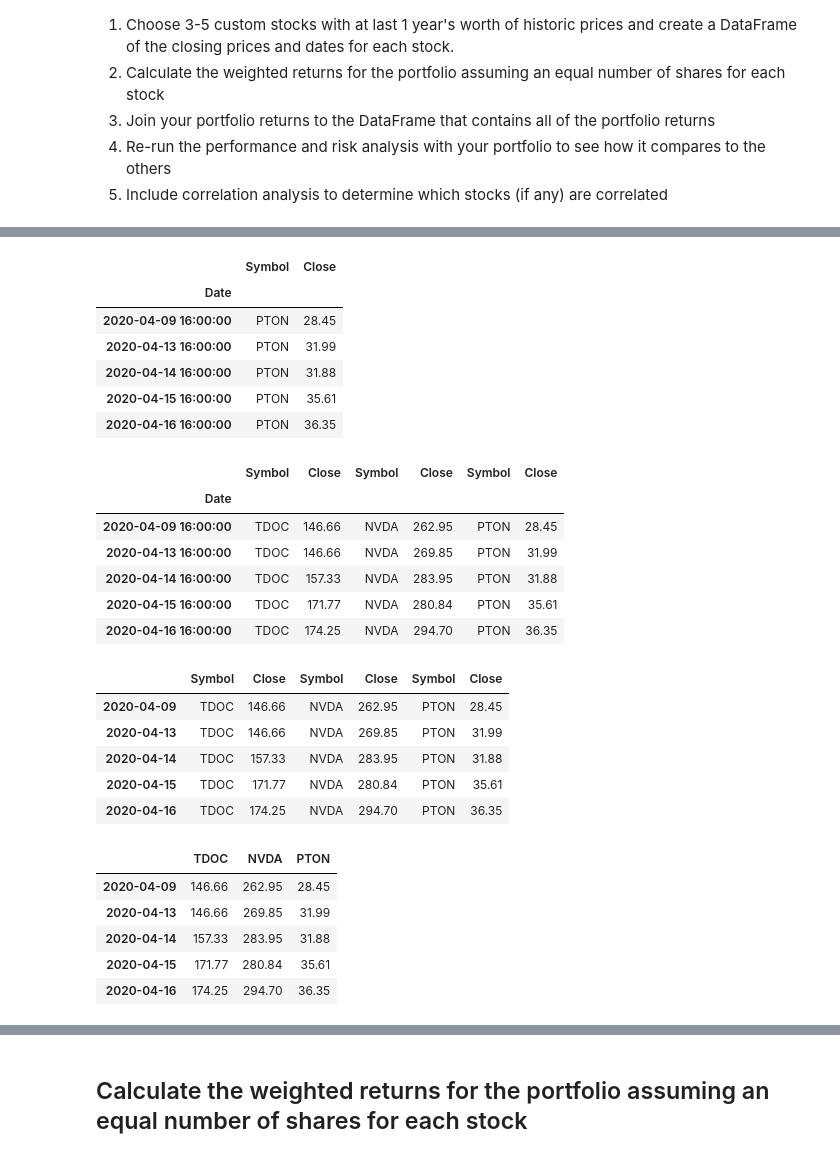
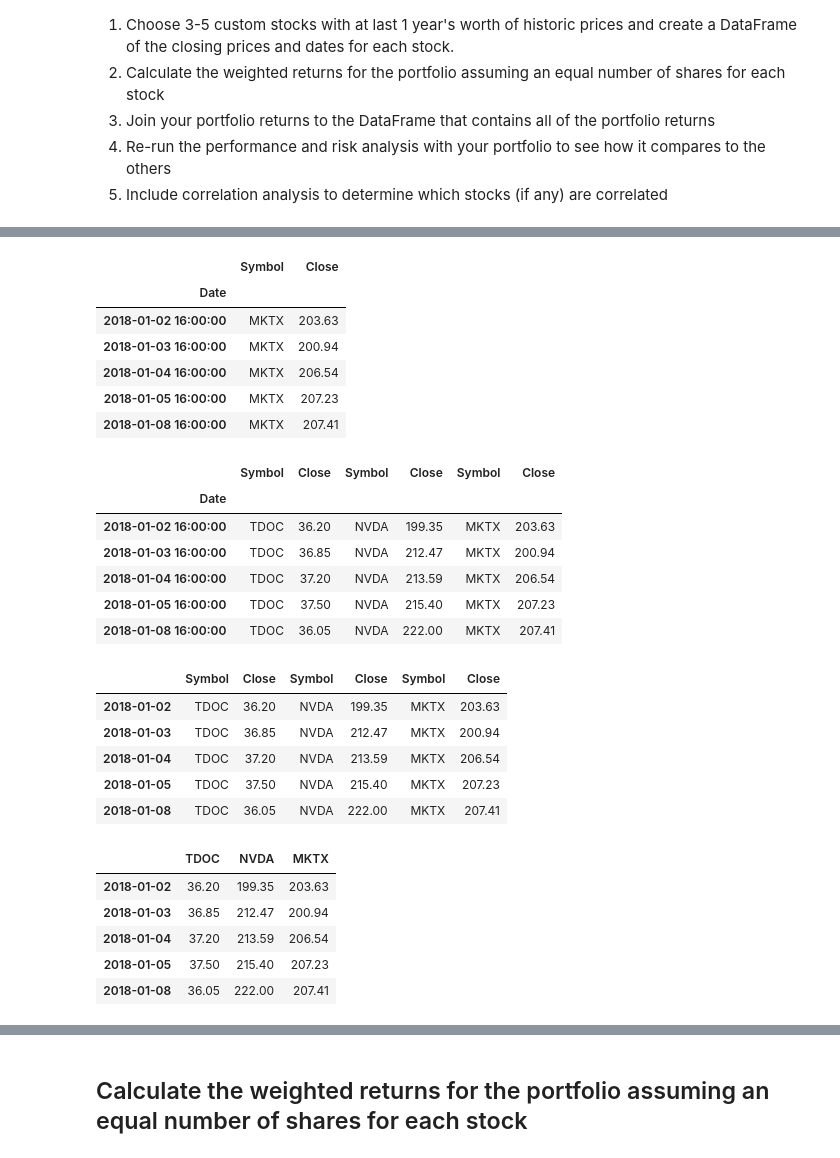
Before and after one commit to ankurgoel77/hw4-whale, a Jupyter notebook: whale_analysis.ipynb, the cells around one changed output, grey strips where cells are left out. Saved outputs shown, nothing was run; the diff lists cells and outputs as text; code cells hidden in the pictures.

```diff
--- a/whale_analysis.ipynb
+++ b/whale_analysis.ipynb
@@ -437,53 +437,53 @@ nvda_returns.head()
 # %%
 # Reading data from 3rd stock
-pton_path = Path("Resources/PTON_historical.csv")
-pton_returns = pd.read_csv(pton_path, index_col="Date", infer_datetime_format=True, parse_dates=True)
-pton_returns.sort_index(ascending=True, inplace=True)
-pton_returns.head()
+mktx_path = Path("Resources/MKTX_historical.csv")
+mktx_returns = pd.read_csv(mktx_path, index_col="Date", infer_datetime_format=True, parse_dates=True)
+mktx_returns.sort_index(ascending=True, inplace=True)
+mktx_returns.head()
 # %% [output]
 |  | Symbol | Close |
 | Date |  |  |
-| 2020-04-09 16:00:00 | PTON | 28.45 |
-| 2020-04-13 16:00:00 | PTON | 31.99 |
-| 2020-04-14 16:00:00 | PTON | 31.88 |
-| 2020-04-15 16:00:00 | PTON | 35.61 |
-| 2020-04-16 16:00:00 | PTON | 36.35 |
+| 2018-01-02 16:00:00 | MKTX | 203.63 |
+| 2018-01-03 16:00:00 | MKTX | 200.94 |
+| 2018-01-04 16:00:00 | MKTX | 206.54 |
+| 2018-01-05 16:00:00 | MKTX | 207.23 |
+| 2018-01-08 16:00:00 | MKTX | 207.41 |
 # %%
 # Combine all stocks in a single DataFrame
-custom_combined_daily = pd.concat([tdoc_returns,nvda_returns,pton_returns], axis="columns", join="inner")
+custom_combined_daily = pd.concat([tdoc_returns,nvda_returns,mktx_returns], axis="columns", join="inner")
 custom_combined_daily.head()
 # %% [output]
 |  | Symbol | Close | Symbol | Close | Symbol | Close |
 | Date |  |  |  |  |  |  |
-| 2020-04-09 16:00:00 | TDOC | 146.66 | NVDA | 262.95 | PTON | 28.45 |
-| 2020-04-13 16:00:00 | TDOC | 146.66 | NVDA | 269.85 | PTON | 31.99 |
-| 2020-04-14 16:00:00 | TDOC | 157.33 | NVDA | 283.95 | PTON | 31.88 |
-| 2020-04-15 16:00:00 | TDOC | 171.77 | NVDA | 280.84 | PTON | 35.61 |
-| 2020-04-16 16:00:00 | TDOC | 174.25 | NVDA | 294.70 | PTON | 36.35 |
+| 2018-01-02 16:00:00 | TDOC | 36.20 | NVDA | 199.35 | MKTX | 203.63 |
+| 2018-01-03 16:00:00 | TDOC | 36.85 | NVDA | 212.47 | MKTX | 200.94 |
+| 2018-01-04 16:00:00 | TDOC | 37.20 | NVDA | 213.59 | MKTX | 206.54 |
+| 2018-01-05 16:00:00 | TDOC | 37.50 | NVDA | 215.40 | MKTX | 207.23 |
+| 2018-01-08 16:00:00 | TDOC | 36.05 | NVDA | 222.00 | MKTX | 207.41 |
 # %%
 # Reset Date index
 custom_combined_daily.index = custom_combined_daily.index.date
 custom_combined_daily.head()
 # %% [output]
 |  | Symbol | Close | Symbol | Close | Symbol | Close |
-| 2020-04-09 | TDOC | 146.66 | NVDA | 262.95 | PTON | 28.45 |
-| 2020-04-13 | TDOC | 146.66 | NVDA | 269.85 | PTON | 31.99 |
-| 2020-04-14 | TDOC | 157.33 | NVDA | 283.95 | PTON | 31.88 |
-| 2020-04-15 | TDOC | 171.77 | NVDA | 280.84 | PTON | 35.61 |
-| 2020-04-16 | TDOC | 174.25 | NVDA | 294.70 | PTON | 36.35 |
+| 2018-01-02 | TDOC | 36.20 | NVDA | 199.35 | MKTX | 203.63 |
+| 2018-01-03 | TDOC | 36.85 | NVDA | 212.47 | MKTX | 200.94 |
+| 2018-01-04 | TDOC | 37.20 | NVDA | 213.59 | MKTX | 206.54 |
+| 2018-01-05 | TDOC | 37.50 | NVDA | 215.40 | MKTX | 207.23 |
+| 2018-01-08 | TDOC | 36.05 | NVDA | 222.00 | MKTX | 207.41 |
 # %%
 # Reorganize portfolio data by having a column per symbol
-tickers = ["TDOC","NVDA","PTON"]
+tickers = ["TDOC","NVDA","MKTX"]
 custom_combined_daily.drop(columns=["Symbol"],inplace=True)
 custom_combined_daily.columns = tickers
 custom_combined_daily.head()
 # %% [output]
-|  | TDOC | NVDA | PTON |
-| 2020-04-09 | 146.66 | 262.95 | 28.45 |
-| 2020-04-13 | 146.66 | 269.85 | 31.99 |
-| 2020-04-14 | 157.33 | 283.95 | 31.88 |
-| 2020-04-15 | 171.77 | 280.84 | 35.61 |
-| 2020-04-16 | 174.25 | 294.70 | 36.35 |
+|  | TDOC | NVDA | MKTX |
+| 2018-01-02 | 36.20 | 199.35 | 203.63 |
+| 2018-01-03 | 36.85 | 212.47 | 200.94 |
+| 2018-01-04 | 37.20 | 213.59 | 206.54 |
+| 2018-01-05 | 37.50 | 215.40 | 207.23 |
+| 2018-01-08 | 36.05 | 222.00 | 207.41 |
 # %%
 # Calculate daily returns
 custom_daily_returns = custom_combined_daily.pct_change()
```
Also changed, not shown: parts of 7 cells of this notebook, 4 other files.
